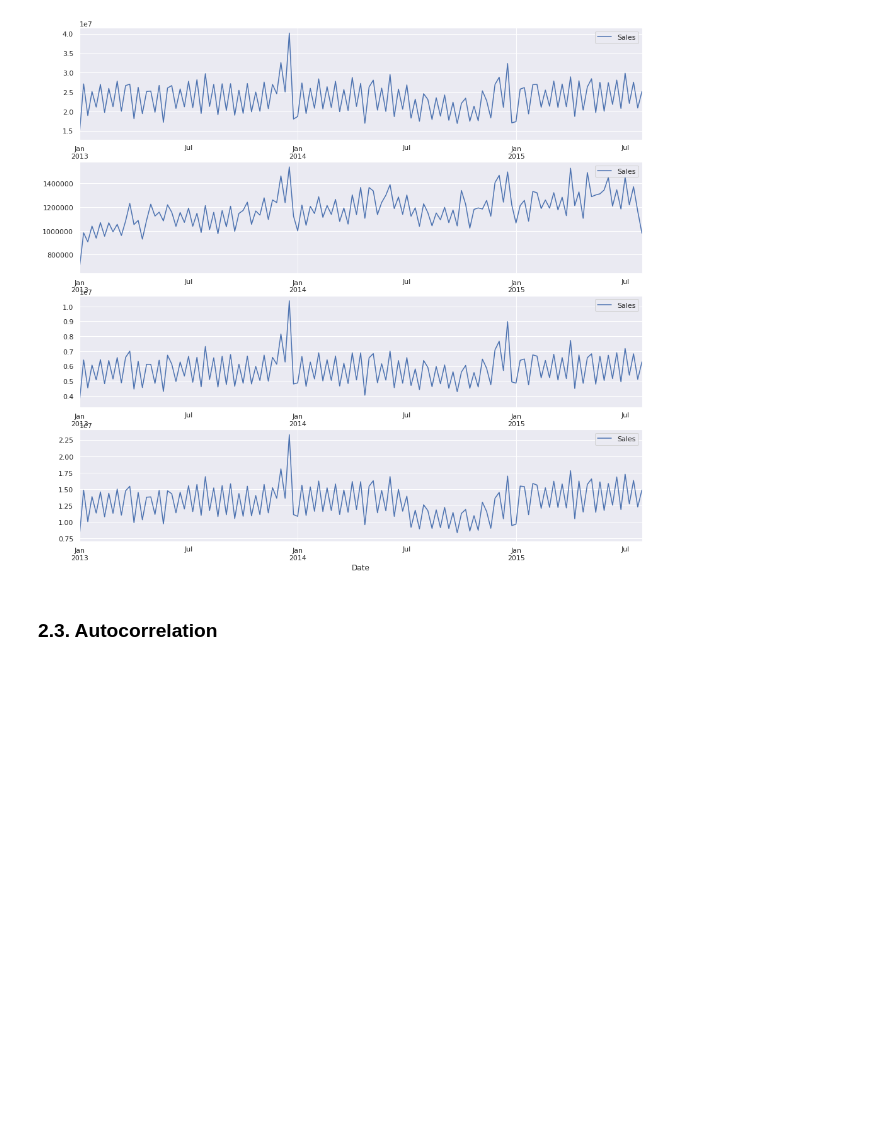
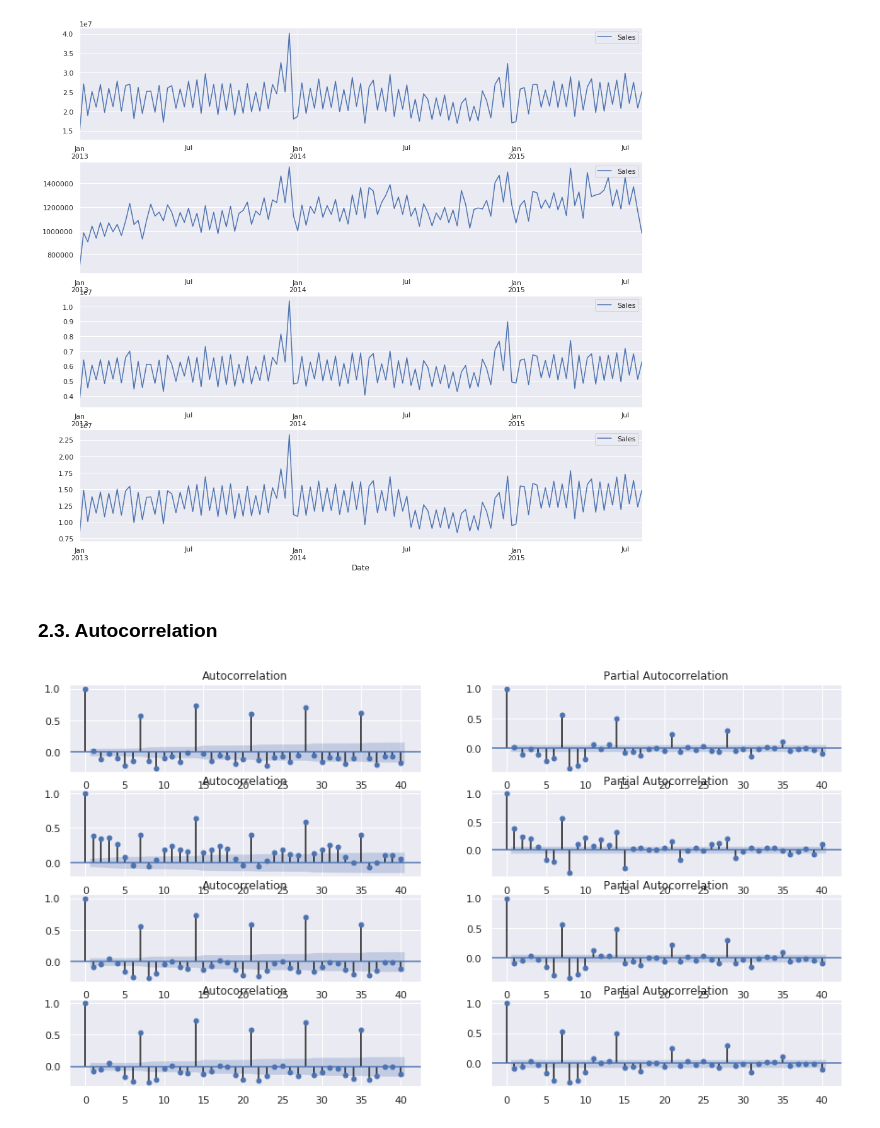
Before and after one commit to markostevankovic/Rossmann_Store_Sales, a Jupyter notebook: RossmanStoreSales.ipynb, the cells around one changed output. Saved outputs shown, nothing was run; the diff lists cells and outputs as text; code cells hidden in the pictures; blank space fills up the shorter version.

```diff
--- a/RossmanStoreSales.ipynb
+++ b/RossmanStoreSales.ipynb
@@ -1255,3 +1255,33 @@ ts_d[['Sales']].plot(ax = ax4)
 [figure]
 # %% [markdown]
 ### 2.3. Autocorrelation
+# %%
+ts_a=train_ds[(train_ds.StoreType=='a')].set_index('Date').resample('D').mean()
+ts_b=train_ds[(train_ds.StoreType=='b')].set_index('Date').resample('D').mean()
+ts_c=train_ds[(train_ds.StoreType=='c')].set_index('Date').resample('D').mean()
+ts_d=train_ds[(train_ds.StoreType=='d')].set_index('Date').resample('D').mean()
+
+lags_=40
+
+# figure for subplots
+plt.figure(figsize = (15, 8))
+
+# acf and pacf for A
+plt.subplot(421); plot_acf(ts_a[['Sales']], lags = lags_, ax = plt.gca())
+plt.subplot(422); plot_pacf(ts_a[['Sales']], lags = lags_, ax = plt.gca())
+
+# acf and pacf for B
+plt.subplot(423); plot_acf(ts_b[['Sales']], lags = lags_, ax = plt.gca())
+plt.subplot(424); plot_pacf(ts_b[['Sales']], lags = lags_, ax = plt.gca())
+
+# acf and pacf for C
+plt.subplot(425); plot_acf(ts_c[['Sales']], lags = lags_, ax = plt.gca())
+plt.subplot(426); plot_pacf(ts_c[['Sales']], lags = lags_, ax = plt.gca())
+
+# acf and pacf for D
+plt.subplot(427); plot_acf(ts_d[['Sales']], lags = lags_, ax = plt.gca())
+plt.subplot(428); plot_pacf(ts_d[['Sales']], lags = lags_, ax = plt.gca())
+
+plt.show()
+# %% [output]
+[figure, added]
```
